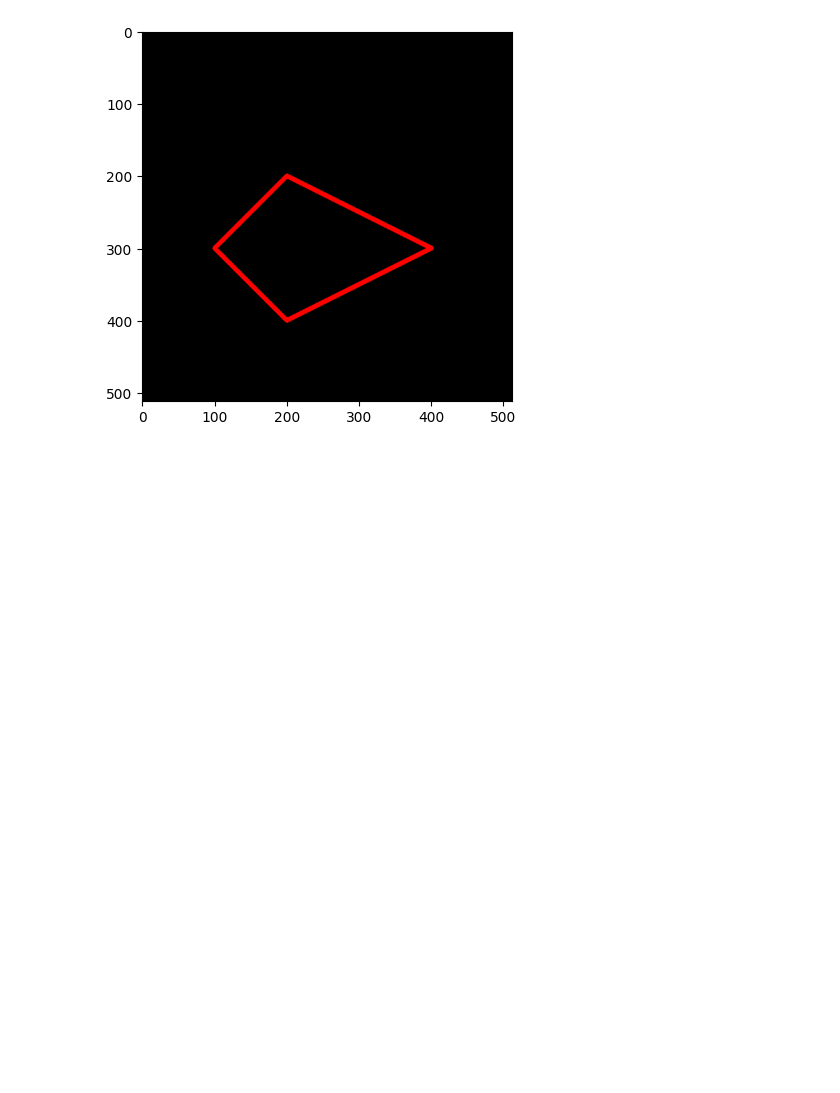
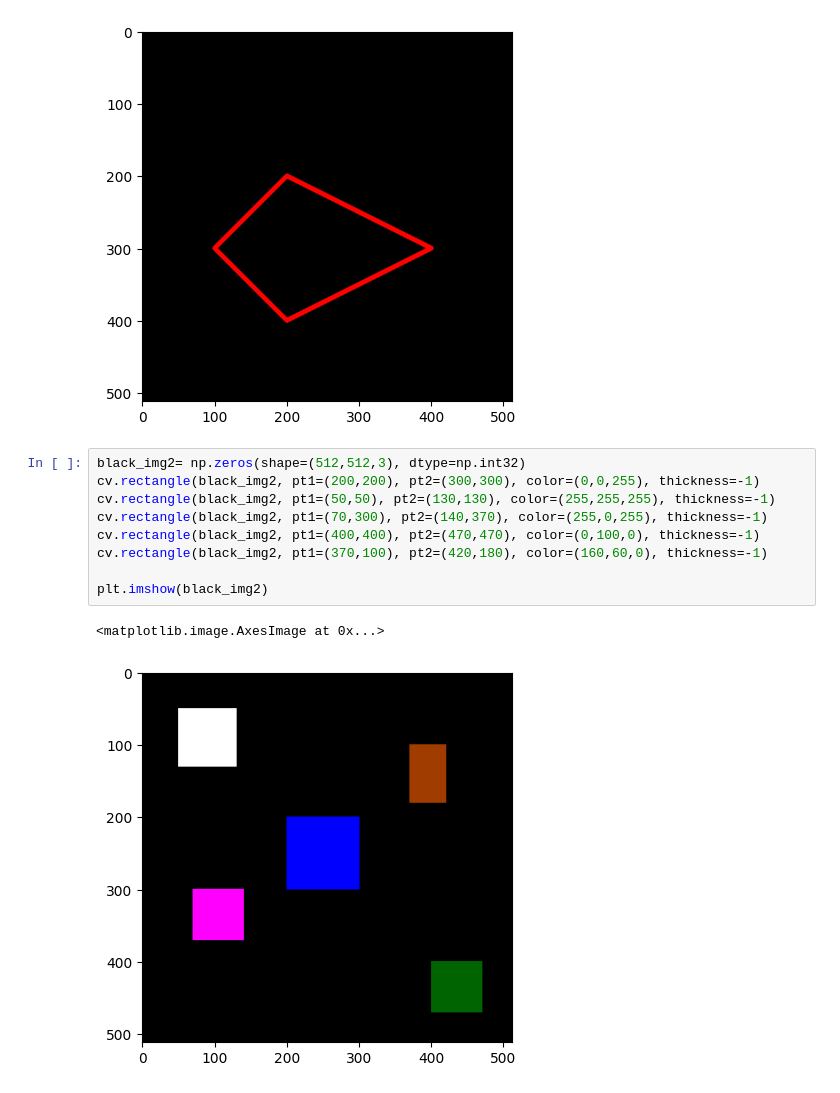
Before and after one commit to putricha/PCVK_Ganjil_2024, a Jupyter notebook: Week2.ipynb, the cells around one changed output. Drawn from its saved outputs; the diff is of its cells as text; blank space fills up the shorter version.

```diff
--- a/Week2.ipynb
+++ b/Week2.ipynb
@@ -113,3 +113,15 @@ plt.imshow(black_img2)
 # %% [output]
 <matplotlib.image.AxesImage at 0x...>
 [figure]
+# %%
+black_img2= np.zeros(shape=(512,512,3), dtype=np.int32)
+cv.rectangle(black_img2, pt1=(200,200), pt2=(300,300), color=(0,0,255), thickness=-1)
+cv.rectangle(black_img2, pt1=(50,50), pt2=(130,130), color=(255,255,255), thickness=-1)
+cv.rectangle(black_img2, pt1=(70,300), pt2=(140,370), color=(255,0,255), thickness=-1)
+cv.rectangle(black_img2, pt1=(400,400), pt2=(470,470), color=(0,100,0), thickness=-1)
+cv.rectangle(black_img2, pt1=(370,100), pt2=(420,180), color=(160,60,0), thickness=-1)
+
+plt.imshow(black_img2)
+# %% [output]
+<matplotlib.image.AxesImage at 0x...>
+[figure, added]
```
Also changed, not shown: parts of 4 cells of this notebook.
